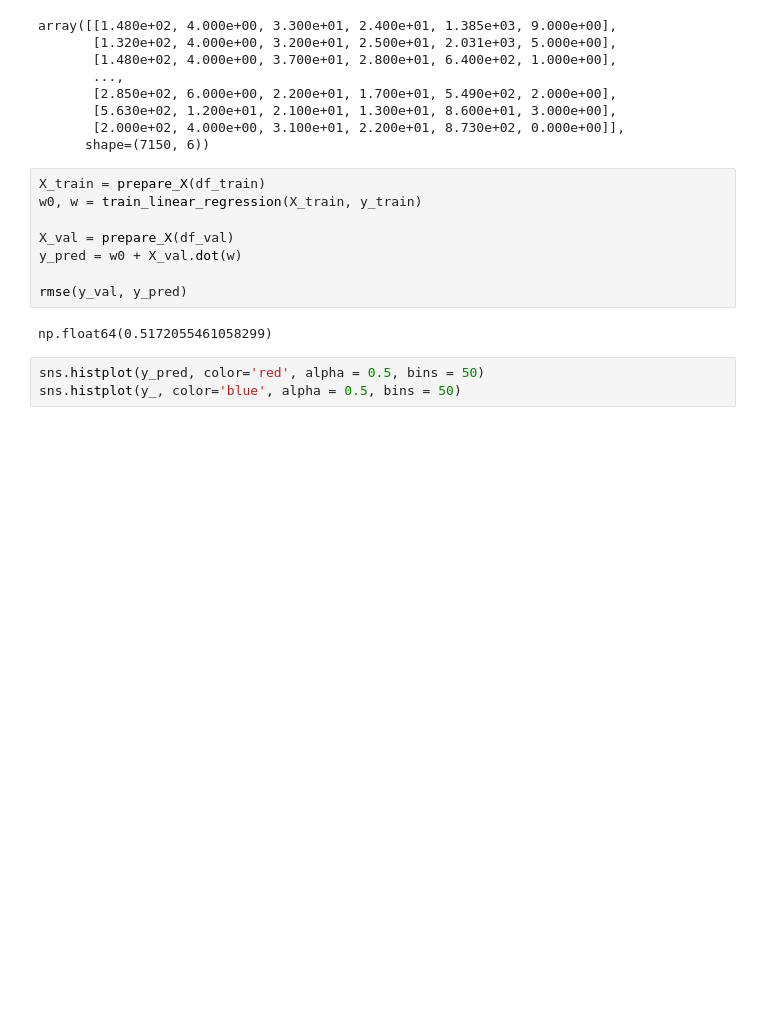
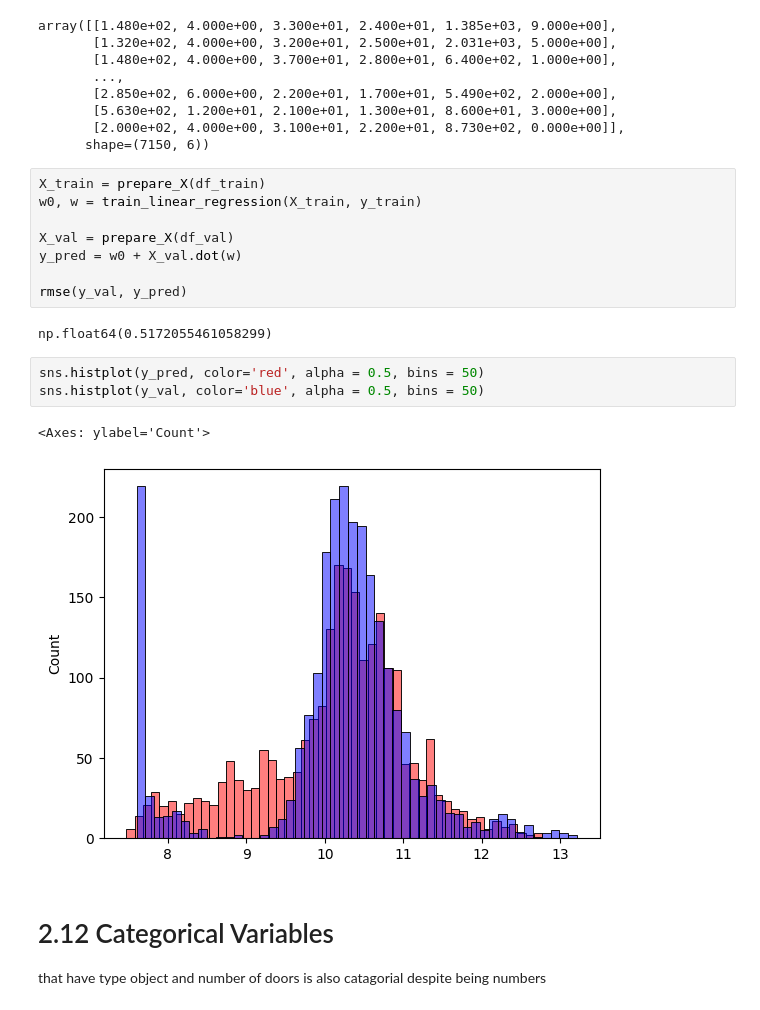
Before and after one commit to skykmar02/ml-zoomcamp-homework, a Jupyter notebook: 02_Price_prediction/02 Price_prediction.ipynb, the cells around one changed output. Drawn from its saved outputs; the diff is of its cells as text; blank space fills up the shorter version.

```diff
--- a/02_Price_prediction/02 Price_prediction.ipynb
+++ b/02_Price_prediction/02 Price_prediction.ipynb
@@ -628,4 +630,11 @@ rmse(y_val, y_pred)
 np.float64(0.5172055461058299)
 # %%
 sns.histplot(y_pred, color='red', alpha = 0.5, bins = 50)
-sns.histplot(y_, color='blue', alpha = 0.5, bins = 50)
+sns.histplot(y_val, color='blue', alpha = 0.5, bins = 50)
+# %% [output]
+<Axes: ylabel='Count'>
+[figure, added]
+# %% [markdown]
+# 2.12 Categorical Variables
+
+that have type object and number of doors is also catagorial despite being numbers
```
Also changed, not shown: parts of 5 cells of this notebook.
